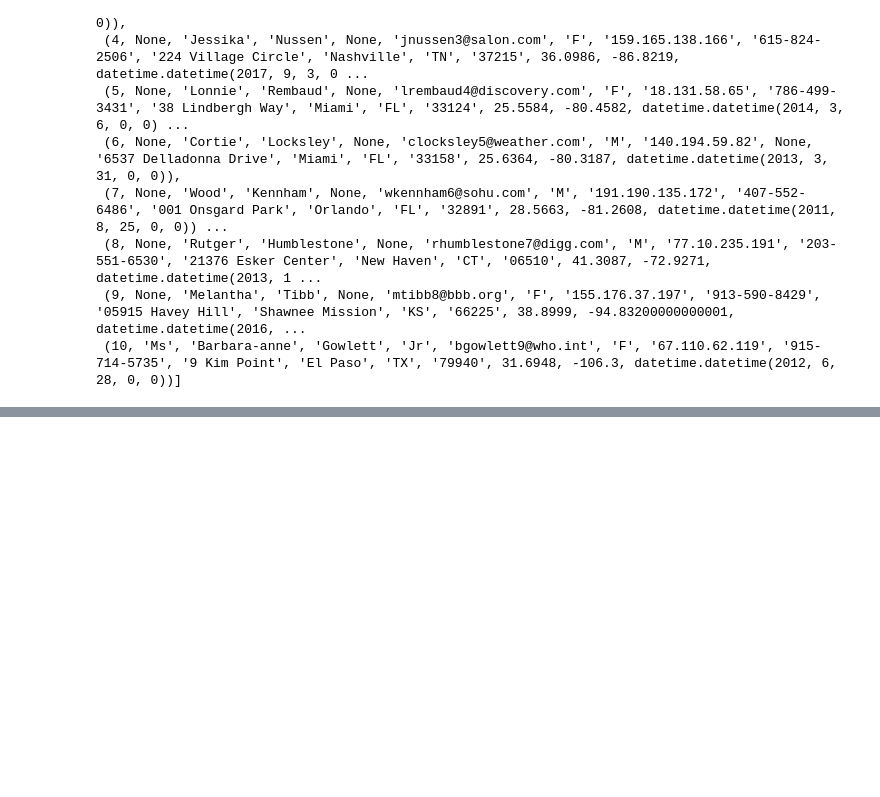
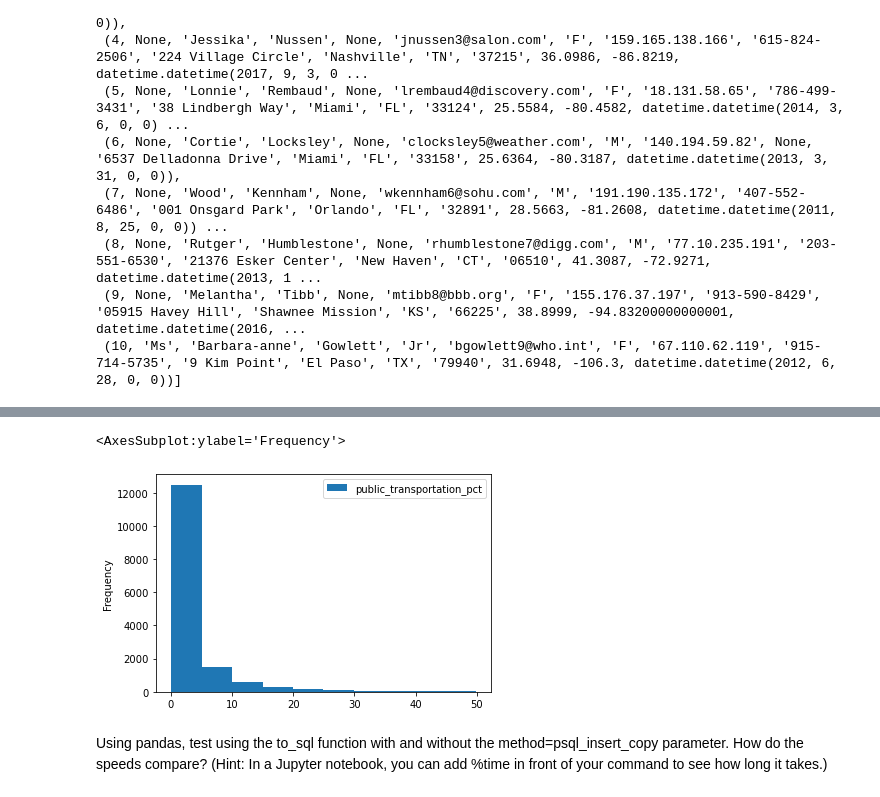
Before and after one commit to karthik-44/SQL-for-data-analytics, a Jupyter notebook: chapter06/chap06.ipynb, the cells around one changed output, grey strips where cells are left out. Cells and saved outputs as stored; diff of their text form; code cells hidden in the pictures; blank space fills up the shorter version.

```diff
--- a/chapter06/chap06.ipynb
+++ b/chapter06/chap06.ipynb
@@ -77,0 +185,9 @@ df_customers = pd.read_sql_table('customers',engine)
+# %%
+data = pd.read_sql_query("""select * FROM public_transportation_by_zip
+                         where public_transportation_pct > 0 AND public_transportation_pct < 50""", engine)
+data.plot.hist(y='public_transportation_pct')
+# %% [output]
+<AxesSubplot:ylabel='Frequency'>
+[figure, added]
+# %% [markdown]
+Using pandas, test using the to_sql function with and without the method=psql_insert_copy parameter. How do the speeds compare? (Hint: In a Jupyter notebook, you can add %time in front of your command to see how long it takes.)
```
Also changed, not shown: parts of 24 cells of this notebook.
